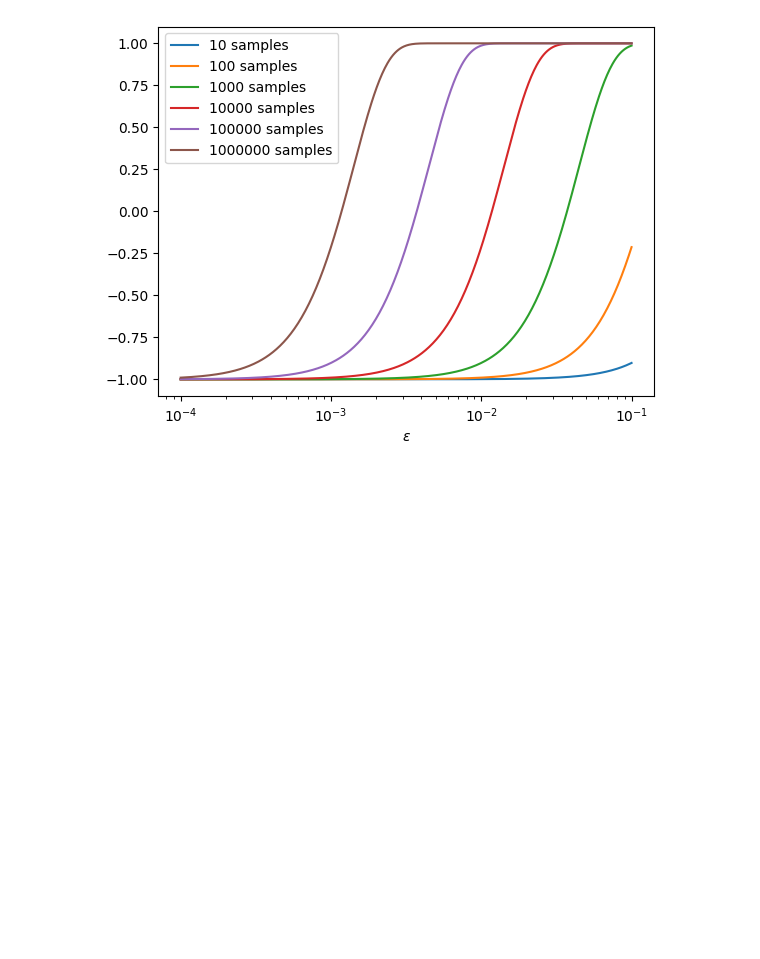
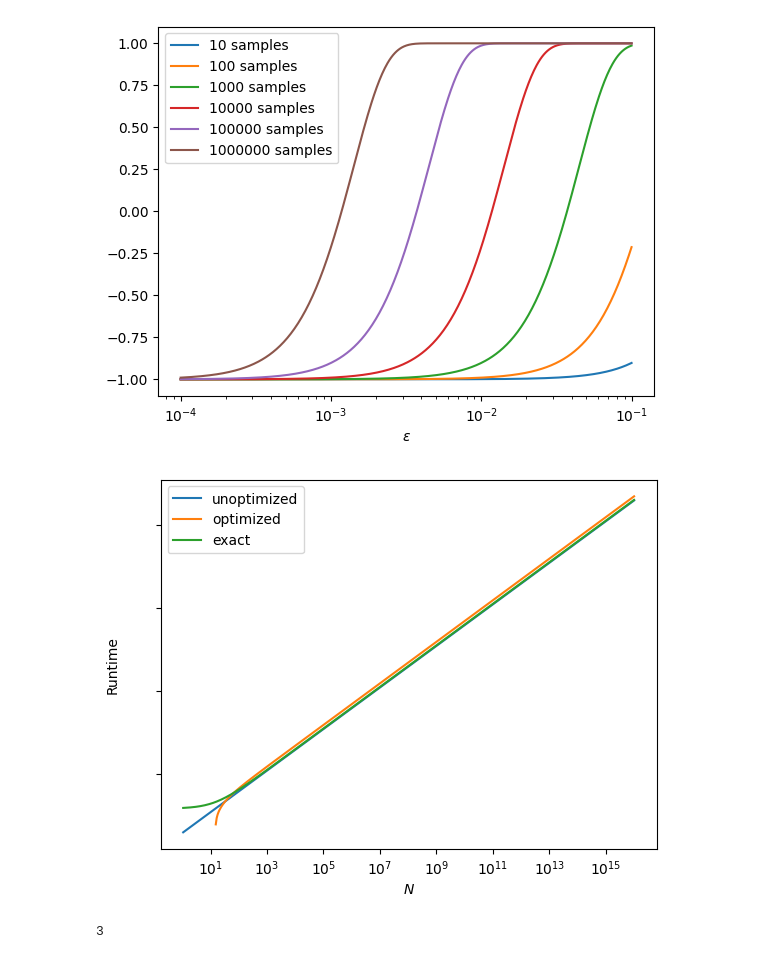
Before and after one commit to HannesGitH/MA-public, a Jupyter notebook: creating_the_oracle_stuff.ipynb, the cells around one changed output. Drawn from its saved outputs; the diff is of its cells as text; code cells hidden in the pictures; blank space fills up the shorter version.

```diff
--- a/creating_the_oracle_stuff.ipynb
+++ b/creating_the_oracle_stuff.ipynb
@@ -239,3 +239,60 @@ def make_multi_hoeff_graph(sampless):
 make_multi_hoeff_graph([10, 100, 1000, 10000, 100000, 1000000])
 # %% [output]
 [figure]
+# %%
+from matplotlib.pylab import plt
+import tikzplotlib
+import numpy as np
+
+# plt.clf()
+
+latex = False
+
+actual_c = 15 # arbitrary
+eps = 0.35 # arbitrary
+
+def brassard_rt_formula_unoptimized(N):
+    return np.sqrt(actual_c*N)#/(eps)
+
+def brassard_rt_formula_optimized(N):
+    # \sqrt{\frac{N}{\floor{\epsilon}+1}}+\sqrt{\frac{c(N-c)}{\floor{\epsilon}+1}}
+    epsfp = np.floor(eps)+1
+    return np.sqrt(N/epsfp)+np.sqrt(actual_c*(N-actual_c)/(epsfp))
+
+def brassard_rt_formula_exact(N):
+    # \sqrt{\frac{N}{\floor{\epsilon}+1}}+\sqrt{\frac{c(N-c)}{\floor{\epsilon}+1}}
+    epsfp = np.floor(eps)+1
+    return np.sqrt((actual_c+1)*(N-1+actual_c))
+
+
+N = np.logspace(0, 16, 500)[1:]
+rt_unopt = brassard_rt_formula_unoptimized(N)
+rt_opt = brassard_rt_formula_optimized(N)
+rt_exact = brassard_rt_formula_exact(N)
+
+plt.ylabel(r"Runtime")
+#remove y axis numbers and ticks
+plt.rcParams.update({'ytick.right': False})
+plt.yticks(color='w')
+
+plt.xlabel(r"$N$")
+plt.xscale("log")
+plt.yscale("log")
+
+plt.plot(N, rt_unopt, label="unoptimized")
+plt.plot(N, rt_opt, label="optimized")
+plt.plot(N, rt_exact, label="exact")
+
+if not latex:
+    plt.legend()
+else:
+    print(tikzplotlib.get_tikz_code(axis_height="5cm", axis_width="6cm", extra_axis_parameters=["ytick style={draw=none}","yticklabels={,,}"]))
+# %% [output]
+[figure, added]
+# %%
+import random
+
+# zufallszahl 1-3
+random.randint(1, 3)
+# %% [output]
+3
```
